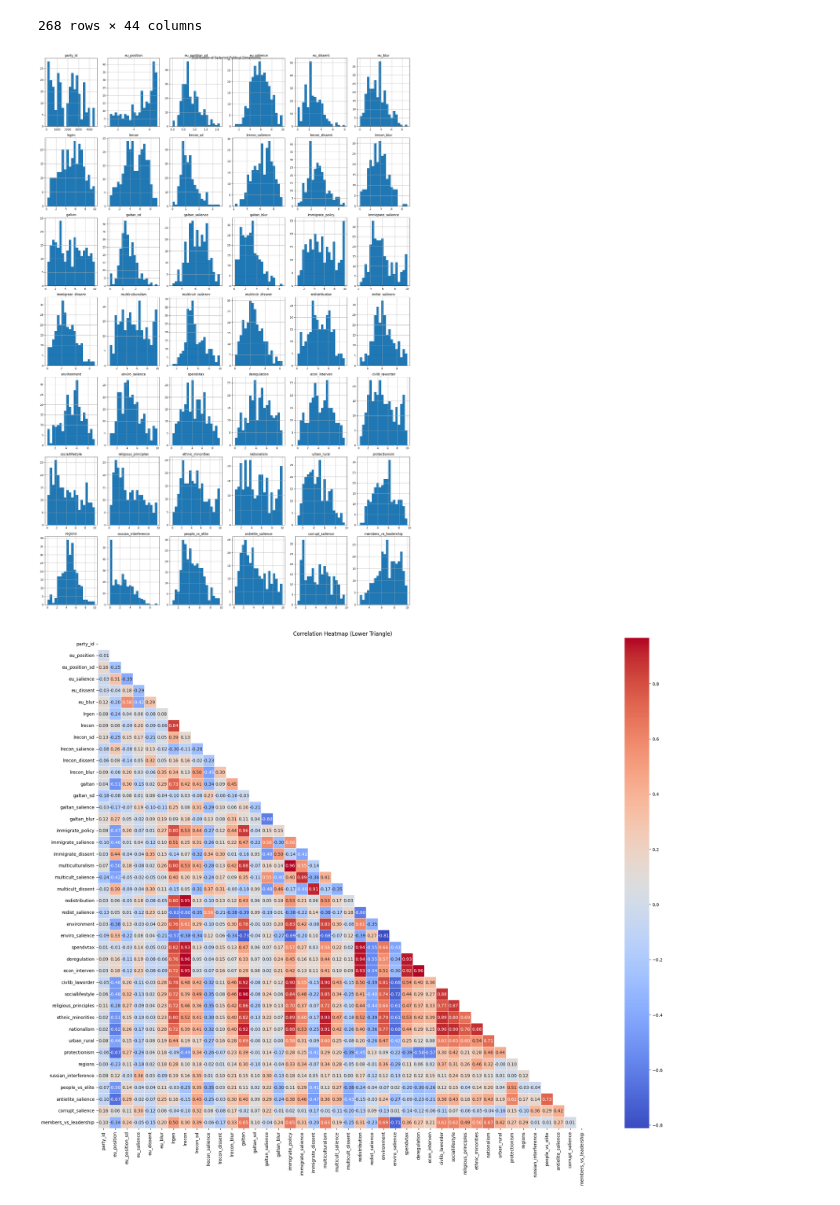
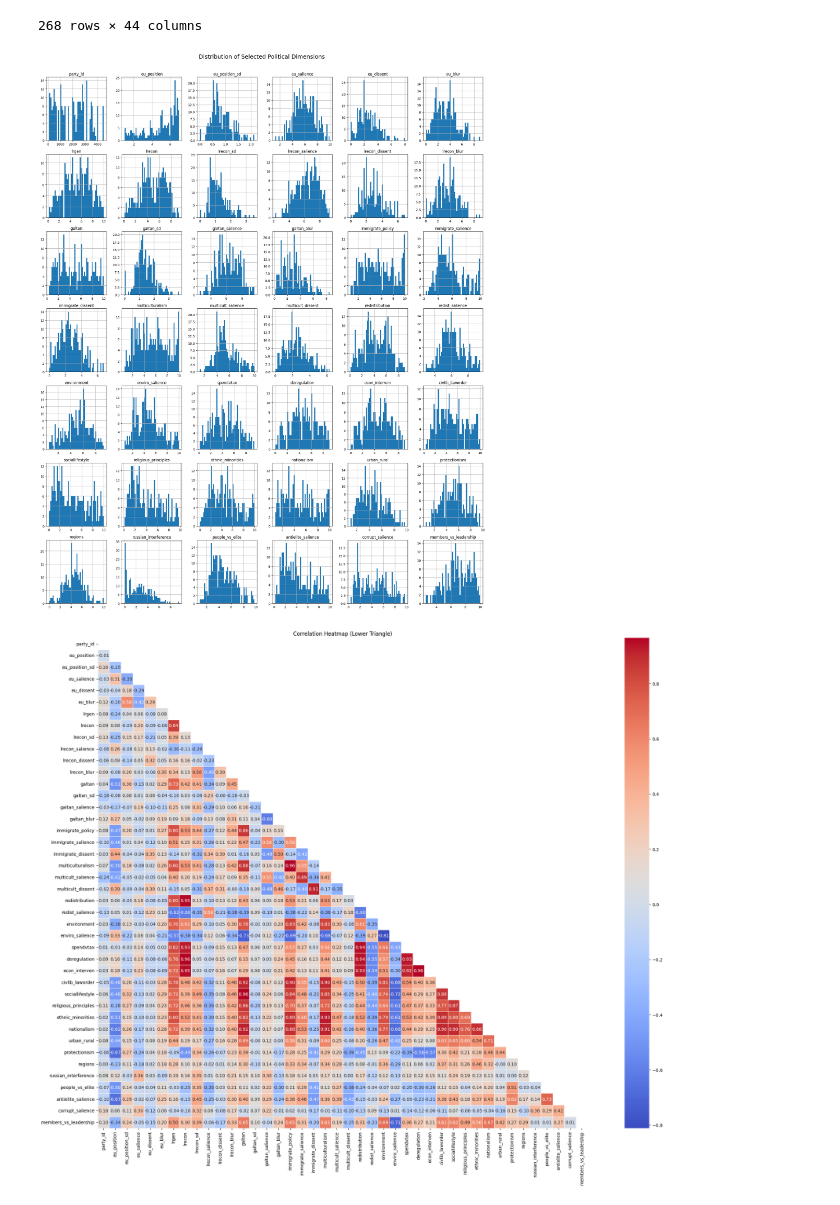
Before and after one commit to aminzayer/Thoughtworks-Data-Scientist-Interview-Problem-Solving, a Jupyter notebook: notebooks/Load-Data.ipynb, the cells around one changed output. Drawn from its saved outputs; the diff is of its cells as text; code cells hidden in the pictures.

```diff
--- a/notebooks/Load-Data.ipynb
+++ b/notebooks/Load-Data.ipynb
@@ -84,13 +84,16 @@ Shape: (277, 55)
 # %%
 # plotting distributions + correlations on data
 
 # plotting distributions
-df_clean.hist(bins=20, figsize=(20, 30))
-plt.suptitle("Distribution of Selected Political Dimensions")
-plt.tight_layout()
+df_clean.hist(bins=50, figsize=(20, 25))
+
+plt.suptitle("Distribution of Selected Political Dimensions", fontsize=18, y=0.98)  # y کنترل ارتفاع عنوانه
+
+plt.tight_layout(rect=[0, 0, 1, 0.97])  # rect مشخص می‌کنه که layout چقدر فضا برای عنوان نگه داره
+
 plt.show()
 # %% [output]
-[figure, old version]
+[figure, new version]
 # %%
 # finding and plotting correlations
 # select numerical columns
```
Also changed, not shown: parts of 6 cells of this notebook, 1 other file.
